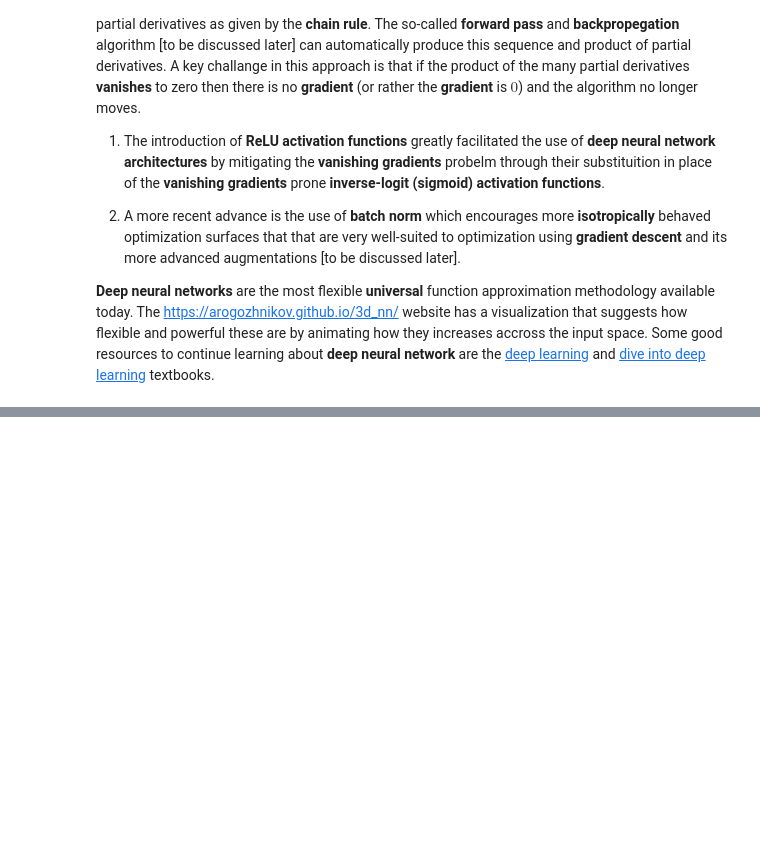
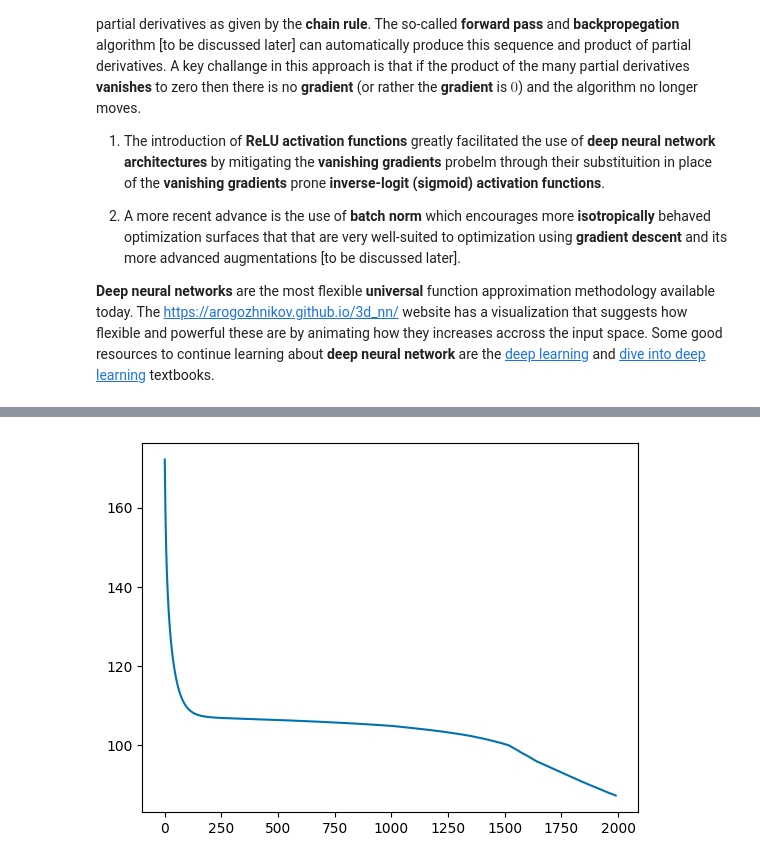
Before and after one commit to javmencia/COBWEBfiles, a Jupyter notebook: STA410_Week10_HW9.ipynb, the cells around one changed output, grey strips where cells are left out. Cells and saved outputs as stored; diff of their text form; code cells hidden in the pictures; blank space fills up the shorter version.

```diff
--- a/STA410_Week10_HW9.ipynb
+++ b/STA410_Week10_HW9.ipynb
@@ -633,20 +656,22 @@ A1,b1,A2,b2,beta,beta0
 # %%
 # The following are all one liners based on
-f# only `.T` and `@` and `torch.` functions
+# only `.T` and `@` and `torch.` functions
 def relu(Z):
-    pass  # Complete
+    return torch.maximum(Z, torch.tensor(0.0))
 
 def squaredL2(eps):
-    pass  # Complete
+    return torch.sum(eps**2)
 
 def L1_penalty(A):
-    pass  # Complete
+    return torch.sum(torch.abs(A))
 
 def L2_penalty(A):
-    pass  # Complete
+    return torch.sum(A**2)
 
 def f(X):
-    pass  # Complete
+    Z1 = relu(X @ A1 + b1.T)
+    Z2 = relu(Z1 @ A2 + b2.T)
+    return Z2 @ beta + beta0
 # %%
 alpha,K = 0.0001,2000
 lambda_1,lambda_2 = 0,0
@@ -654,34 +679,37 @@ progress = np.zeros(K)
 for k in range(K):
 
     y_hat = f(X)
-    cost = 0  # Complete
+    cost = squaredL2(y - y_hat) + lambda_1 * (L1_penalty(A1) + L1_penalty(A2)) + lambda_2 * (L2_penalty(A1) + L2_penalty(A2))
+
 
     cost.backward()
     # defines A1.grad, b1.grad, A2.grad, b2.grad
     # with respect to all prior computations
 
     # do no count these computations towards the gradient
     with torch.no_grad():
 
         # gradient descent
         A1.data -= alpha*A1.grad
         b1.data -= alpha*b1.grad
         A2.data -= alpha*A2.grad
         b2.data -= alpha*b2.grad
         beta.data -= alpha*beta.grad
         beta0.data -= alpha*beta0.grad
 
         # reset the gradients
         A1.grad.zero_()
         b1.grad.zero_()
         A2.grad.zero_()
         b2.grad.zero_()
         beta.grad.zero_()
         beta0.grad.zero_()
 
     progress[k] = squaredL2(y-f(X))
 
 plt.plot(progress[10:]);
+# %% [output]
+[figure, added]
 # %%
 plt.plot(f(X).detach().numpy().flatten(), y.numpy().flatten(), '.')
 plt.title("Squared L2 Loss "+str(progress[-1]));
```
Also changed, not shown: parts of 16 cells of this notebook.
